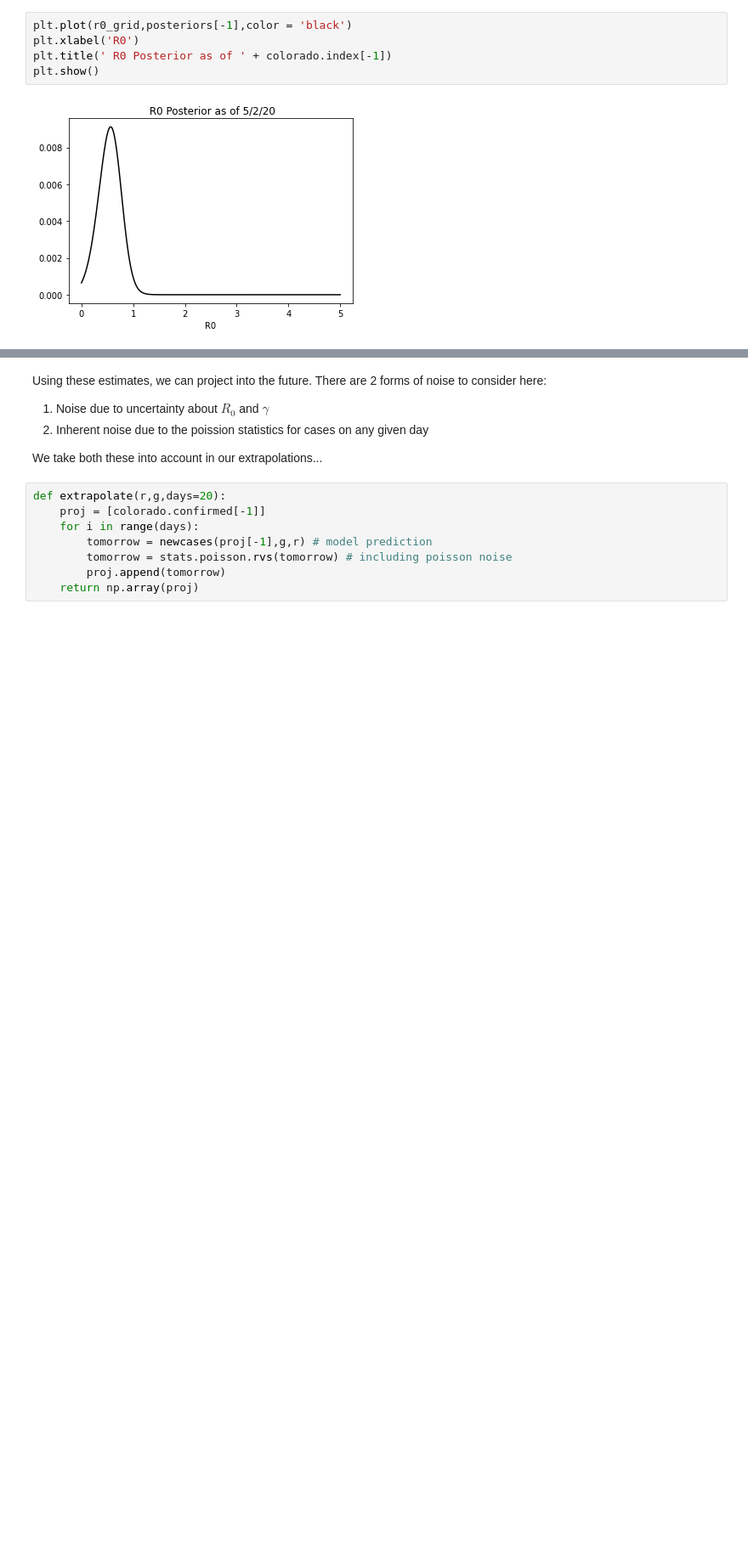
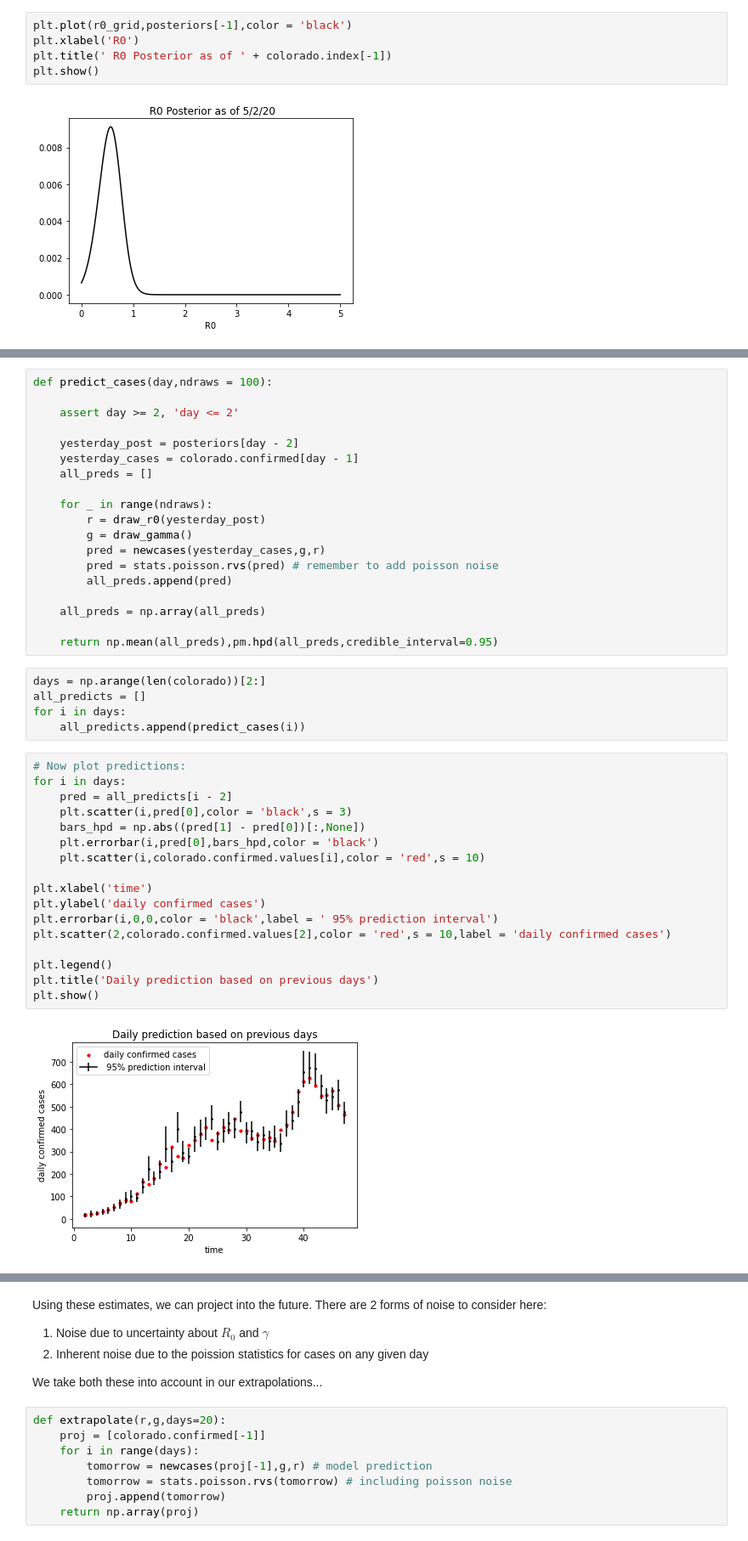
Before and after one commit to neerajkulk/corona, a Jupyter notebook: realtime_r0.ipynb, the cells around one changed output, grey strips where cells are left out. Shown at 85% size. Saved outputs shown, nothing was run; the diff lists cells and outputs as text; blank space fills up the shorter version.

Commit message:
validate on previous days

```diff
--- a/realtime_r0.ipynb
+++ b/realtime_r0.ipynb
@@ -237,0 +266,43 @@ Text(0.5, 0, 'R0')
+# %%
+def predict_cases(day,ndraws = 100):
+
+    assert day >= 2, 'day <= 2'
+
+    yesterday_post = posteriors[day - 2]
+    yesterday_cases = colorado.confirmed[day - 1]
+    all_preds = []
+
+    for _ in range(ndraws):
+        r = draw_r0(yesterday_post)
+        g = draw_gamma()
+        pred = newcases(yesterday_cases,g,r)
+        pred = stats.poisson.rvs(pred) # remember to add poisson noise
+        all_preds.append(pred)
+
+    all_preds = np.array(all_preds)
+
+    return np.mean(all_preds),pm.hpd(all_preds,credible_interval=0.95)
+# %%
+days = np.arange(len(colorado))[2:]
+all_predicts = []
+for i in days:
+    all_predicts.append(predict_cases(i))
+# %%
+# Now plot predictions:
+for i in days:
+    pred = all_predicts[i - 2]
+    plt.scatter(i,pred[0],color = 'black',s = 3)
+    bars_hpd = np.abs((pred[1] - pred[0])[:,None])
+    plt.errorbar(i,pred[0],bars_hpd,color = 'black')
+    plt.scatter(i,colorado.confirmed.values[i],color = 'red',s = 10)
+
+plt.xlabel('time')
+plt.ylabel('daily confirmed cases')
+plt.errorbar(i,0,0,color = 'black',label = ' 95% prediction interval')
+plt.scatter(2,colorado.confirmed.values[2],color = 'red',s = 10,label = 'daily confirmed cases')
+
+plt.legend()
+plt.title('Daily prediction based on previous days')
+plt.show()
+# %% [output]
+[figure, added]
```
Also changed, not shown: parts of 18 cells of this notebook.
